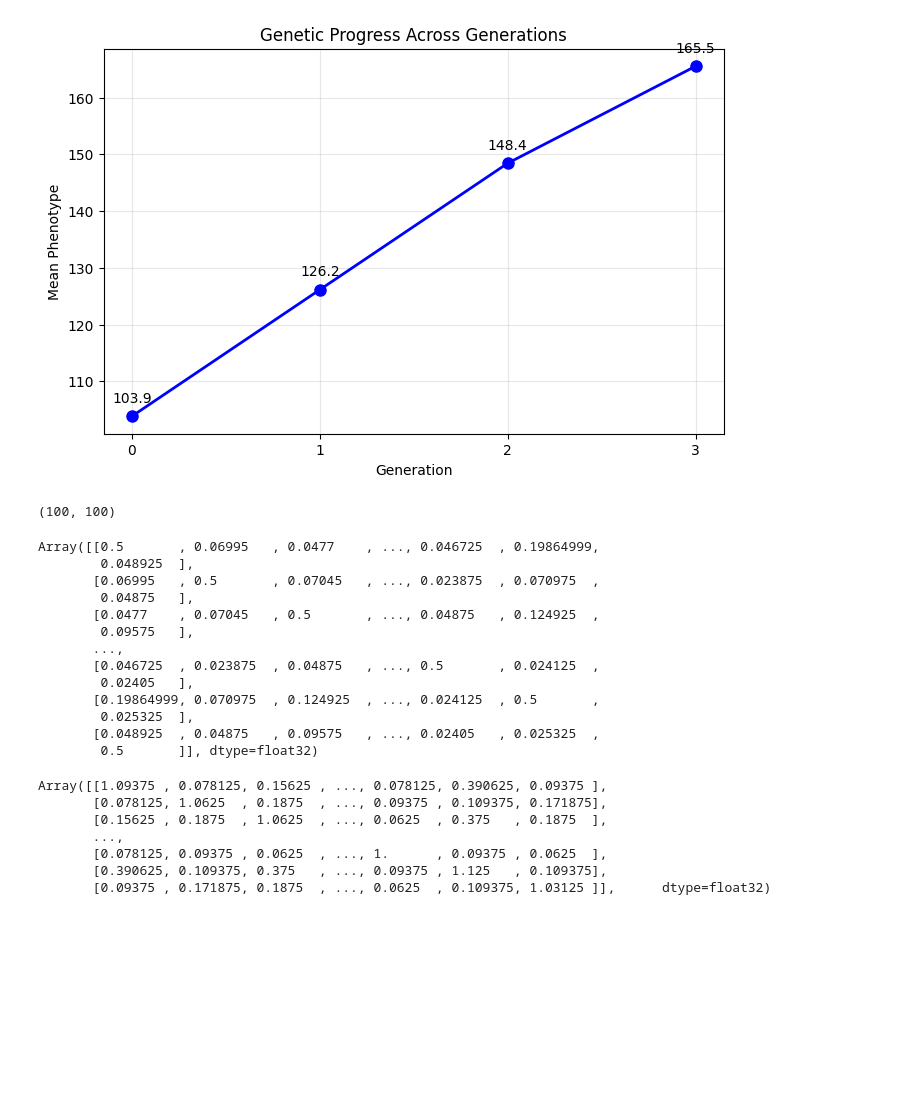
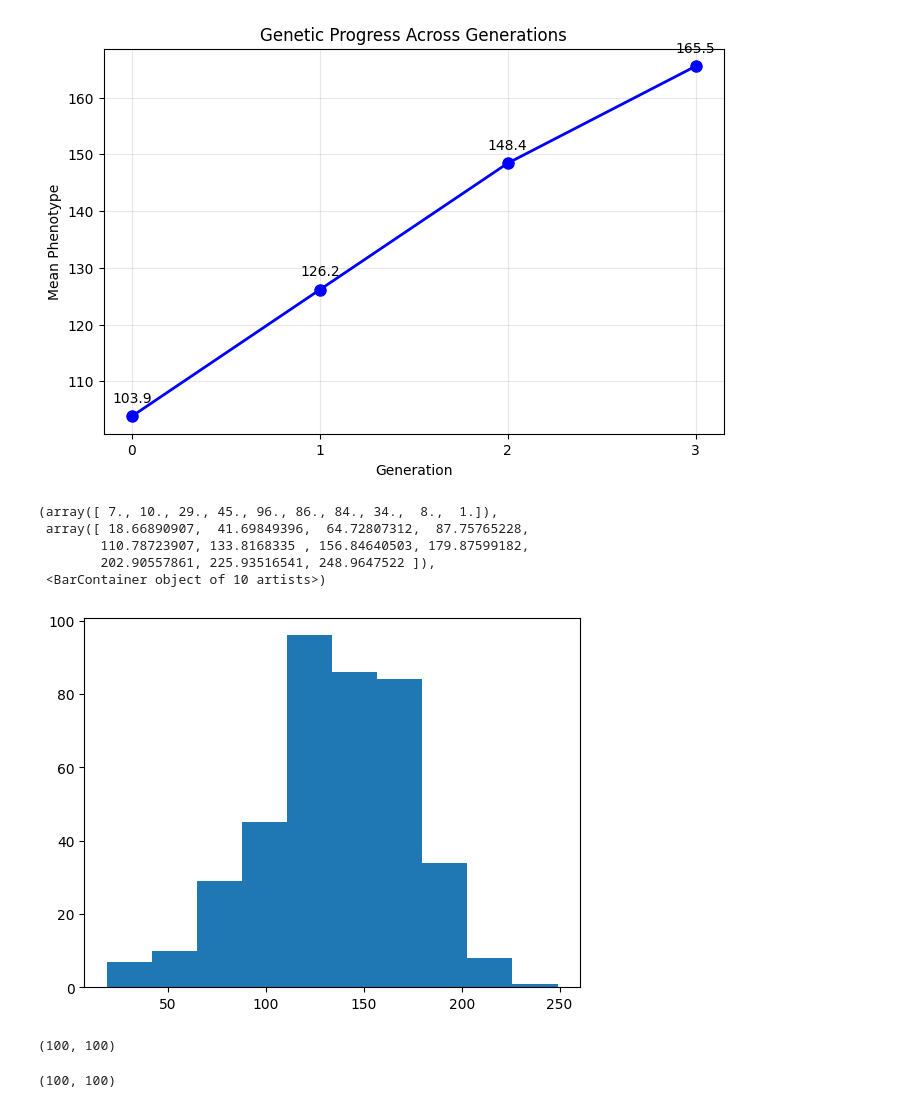
Before and after one commit to cjGO/chewc, a Jupyter notebook: tutorials/006_basic.ipynb, the cells around one changed output. Saved outputs shown, nothing was run; the diff lists cells and outputs as text; code cells hidden in the pictures; blank space fills up the shorter version.

```diff
--- a/tutorials/006_basic.ipynb
+++ b/tutorials/006_basic.ipynb
@@ -318,4 +308,13 @@ Gen 1         126.2    22.7     65.7     189.1
 Gen 2         148.4    26.1     80.8     220.7
 Gen 3         165.5    26.8     101.7    249.0
 [figure]
+# %%
+plt.hist(multi_gen_pop.pheno.flatten())
+# %% [output]
+(array([ 7., 10., 29., 45., 96., 86., 84., 34.,  8.,  1.]),
+ array([ 18.66890907,  41.69849396,  64.72807312,  87.75765228,
+        110.78723907, 133.8168335 , 156.84640503, 179.87599182,
+        202.90557861, 225.93516541, 248.9647522 ]),
+ <BarContainer object of 10 artists>)
+[figure, added]
 # %%
@@ -323,28 +322,6 @@ G_matrix.shape
 # %% [output]
 (100, 100)
 # %%
-A_ibd_matrix
+A_ibd_matrix.shape
 # %% [output]
-Array([[0.5       , 0.06995   , 0.0477    , ..., 0.046725  , 0.19864999,
-        0.048925  ],
-       [0.06995   , 0.5       , 0.07045   , ..., 0.023875  , 0.070975  ,
-        0.04875   ],
-       [0.0477    , 0.07045   , 0.5       , ..., 0.04875   , 0.124925  ,
-        0.09575   ],
-       ...,
-       [0.046725  , 0.023875  , 0.04875   , ..., 0.5       , 0.024125  ,
-        0.02405   ],
-       [0.19864999, 0.070975  , 0.124925  , ..., 0.024125  , 0.5       ,
-        0.025325  ],
-       [0.048925  , 0.04875   , 0.09575   , ..., 0.02405   , 0.025325  ,
-        0.5       ]], dtype=float32)
+(100, 100)
-# %%
-A_ped_matrix
-# %% [output]
-Array([[1.09375 , 0.078125, 0.15625 , ..., 0.078125, 0.390625, 0.09375 ],
-       [0.078125, 1.0625  , 0.1875  , ..., 0.09375 , 0.109375, 0.171875],
-       [0.15625 , 0.1875  , 1.0625  , ..., 0.0625  , 0.375   , 0.1875  ],
-       ...,
-       [0.078125, 0.09375 , 0.0625  , ..., 1.      , 0.09375 , 0.0625  ],
-       [0.390625, 0.109375, 0.375   , ..., 0.09375 , 1.125   , 0.109375],
-       [0.09375 , 0.171875, 0.1875  , ..., 0.0625  , 0.109375, 1.03125 ]],      dtype=float32)
```
Also changed, not shown: parts of 3 cells of this notebook.
